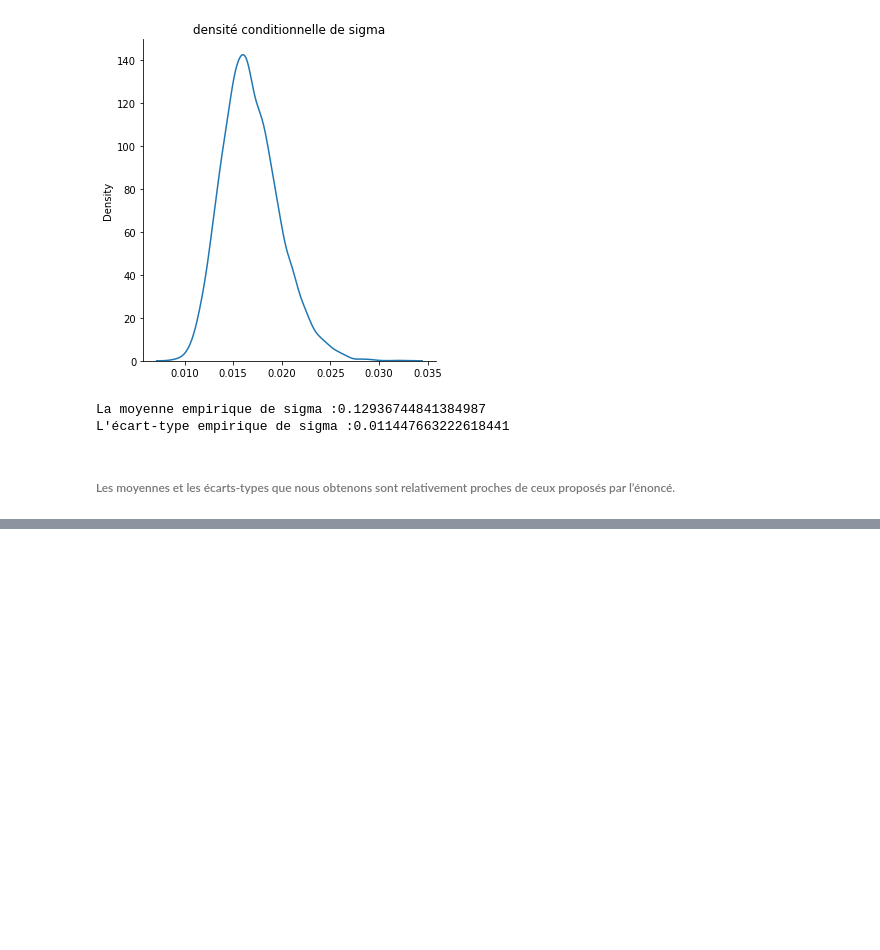
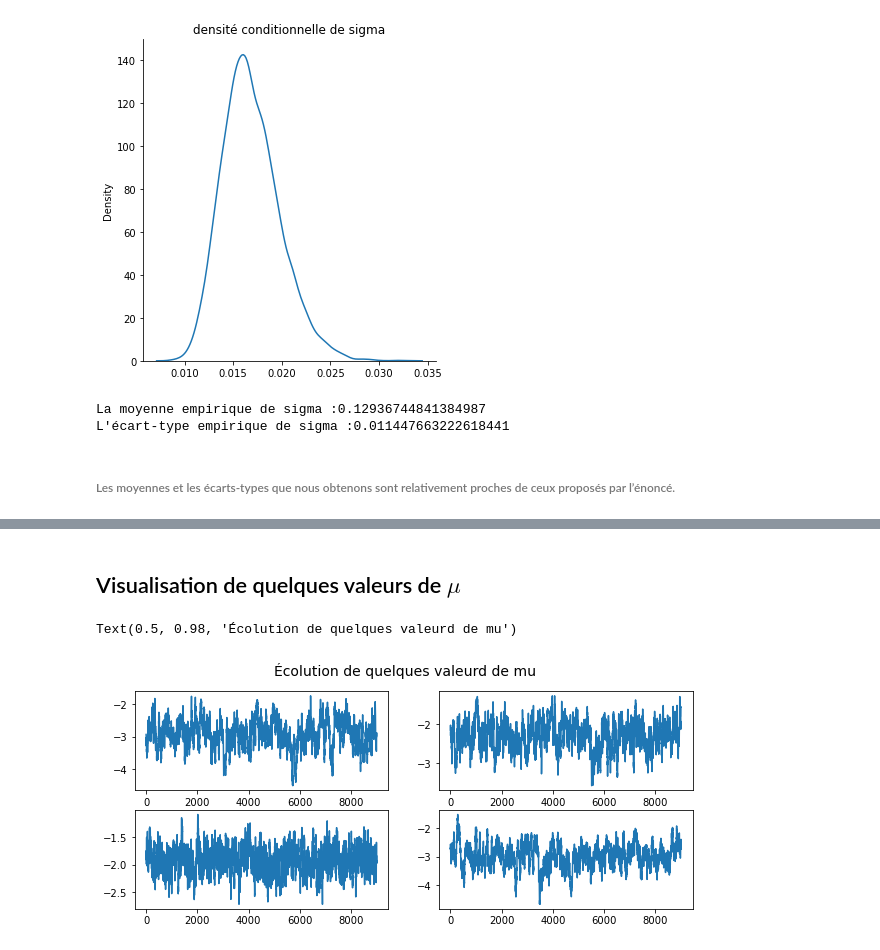
Before and after one commit to Lvalto/Projet-Oxford-smooth-fit-to-log-odds-ratios, a Jupyter notebook: Oxford-Aya.ipynb, the cells around one changed output, grey strips where cells are left out. Drawn from its saved outputs; the diff is of its cells as text; code cells hidden in the pictures; blank space fills up the shorter version.

```diff
--- a/Oxford-Aya.ipynb
+++ b/Oxford-Aya.ipynb
@@ -283,0 +296,12 @@ L'écart-type empirique de sigma :0.011447663222618441
+# %% [markdown]
+## Visualisation de quelques valeurs de $\mu$
+# %%
+f, [[ax1, ax2],[ax3, ax4]] = plt.subplots(2, 2, figsize=(10,4))
+ax1.plot(mu_chain[:,6][1000:])
+ax2.plot(mu_chain[:,29][1000:])
+ax3.plot(mu_chain[:,50][1000:])
+ax4.plot(mu_chain[:,100][1000:])
+f.suptitle("Écolution de quelques valeurd de mu", fontsize=14)
+# %% [output]
+Text(0.5, 0.98, 'Écolution de quelques valeurd de mu')
+[figure, added]
```
Also changed, not shown: parts of 2 cells of this notebook.
